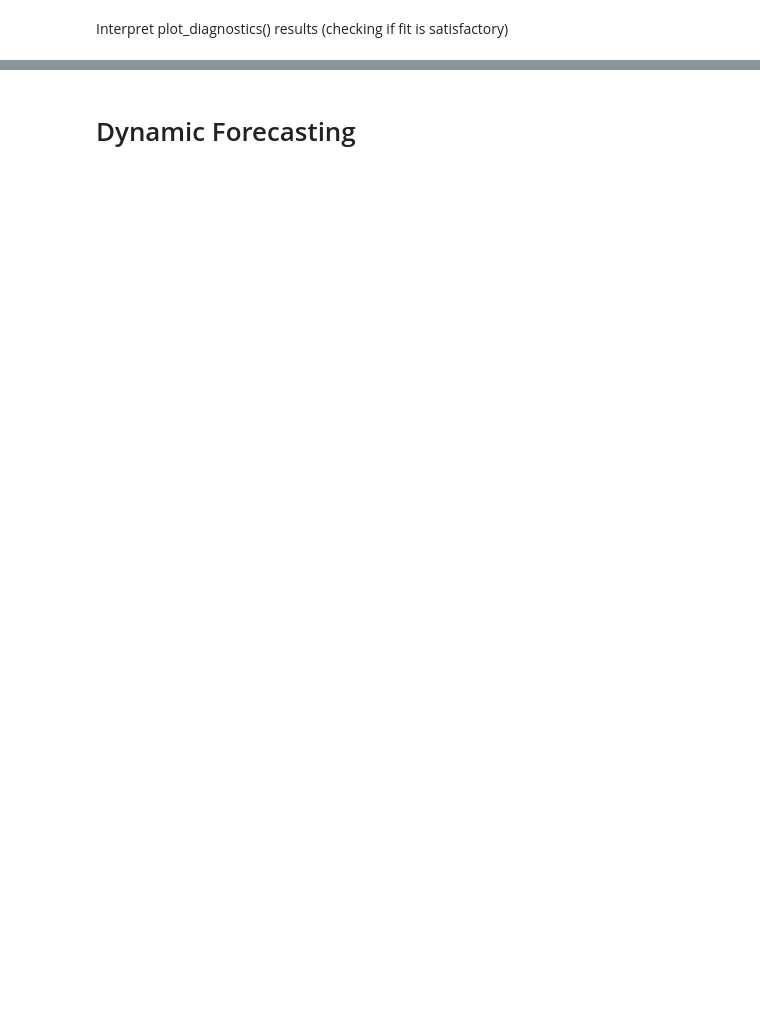
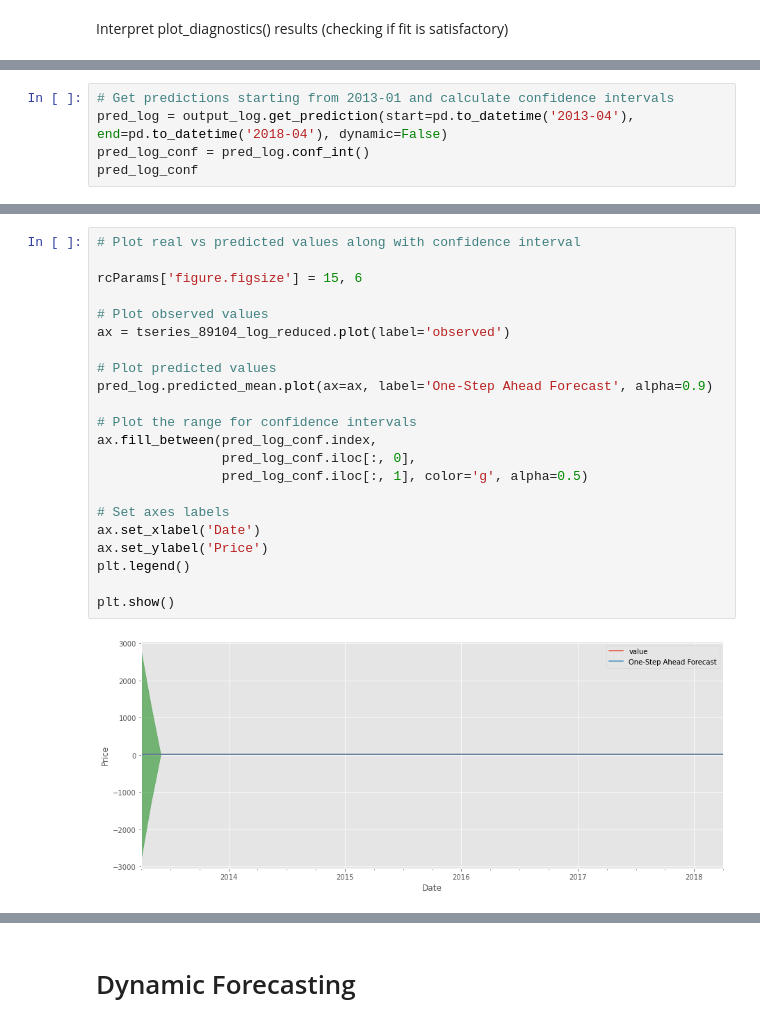
Before and after one commit to jbenedito99/Zipcode-Time-Series-Modeling, a Jupyter notebook: time-series/notebook.ipynb, the cells around one changed output, grey strips where cells are left out. Saved outputs shown, nothing was run; the diff lists cells and outputs as text; blank space fills up the shorter version.

```diff
--- a/time-series/notebook.ipynb
+++ b/time-series/notebook.ipynb
@@ -581,0 +678,5 @@ get_prediction(), conf_int()
+# %%
+# Get predictions starting from 2013-01 and calculate confidence intervals
+pred_log = output_log.get_prediction(start=pd.to_datetime('2013-04'), end=pd.to_datetime('2018-04'), dynamic=False)
+pred_log_conf = pred_log.conf_int()
+pred_log_conf
@@ -581,0 +697,24 @@ get_prediction(), conf_int()
+# %%
+# Plot real vs predicted values along with confidence interval
+
+rcParams['figure.figsize'] = 15, 6
+
+# Plot observed values
+ax = tseries_89104_log_reduced.plot(label='observed')
+
+# Plot predicted values
+pred_log.predicted_mean.plot(ax=ax, label='One-Step Ahead Forecast', alpha=0.9)
+
+# Plot the range for confidence intervals
+ax.fill_between(pred_log_conf.index,
+                pred_log_conf.iloc[:, 0],
+                pred_log_conf.iloc[:, 1], color='g', alpha=0.5)
+
+# Set axes labels
+ax.set_xlabel('Date')
+ax.set_ylabel('Price')
+plt.legend()
+
+plt.show()
+# %% [output]
+[figure, added]
```
Also changed, not shown: parts of 27 cells of this notebook.
